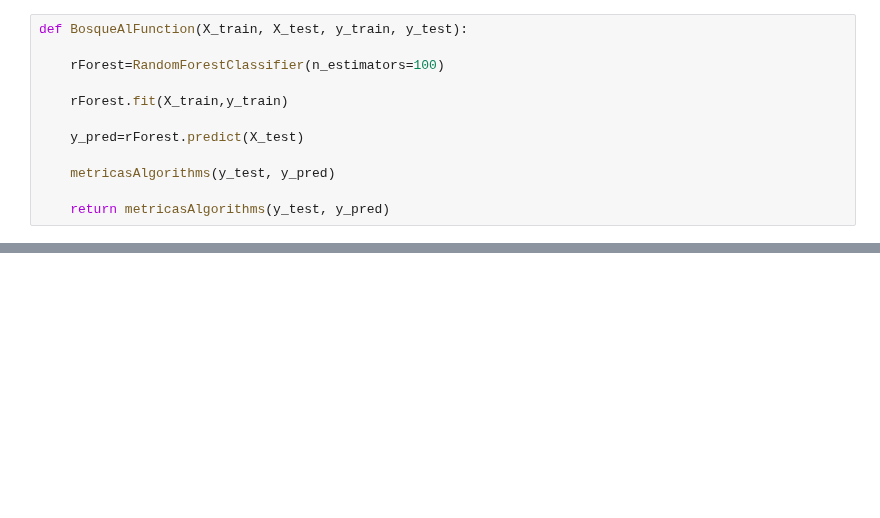
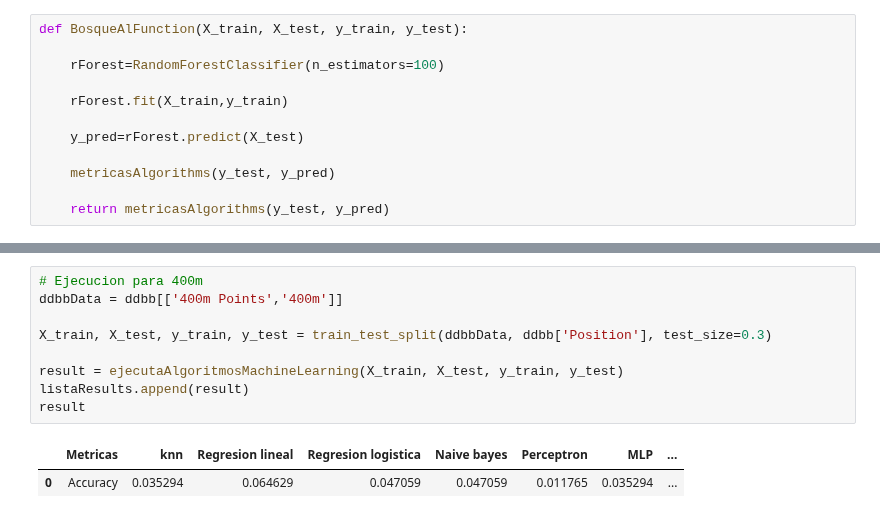
Before and after one commit to RaulCapellanFernandez/DecatlonEstadistics, a Jupyter notebook: PredictionsAlgorithms.ipynb, the cells around one changed output, grey strips where cells are left out. Saved outputs shown, nothing was run; the diff lists cells and outputs as text; blank space fills up the shorter version.

```diff
--- a/PredictionsAlgorithms.ipynb
+++ b/PredictionsAlgorithms.ipynb
@@ -313,0 +348,12 @@ dataFrameDatos
+# %%
+# Ejecucion para 400m
+ddbbData = ddbb[['400m Points','400m']]
+
+X_train, X_test, y_train, y_test = train_test_split(ddbbData, ddbb['Position'], test_size=0.3)
+
+result = ejecutaAlgoritmosMachineLearning(X_train, X_test, y_train, y_test)
+listaResults.append(result)
+result
+# %% [output]
+|  | Metricas | knn | Regresion lineal | Regresion logistica | Naive bayes | Perceptron | MLP | ... |
+| 0 | Accuracy | 0.035294 | 0.064629 | 0.047059 | 0.047059 | 0.011765 | 0.035294 | ... |
```
Also changed, not shown: parts of 24 cells of this notebook.
